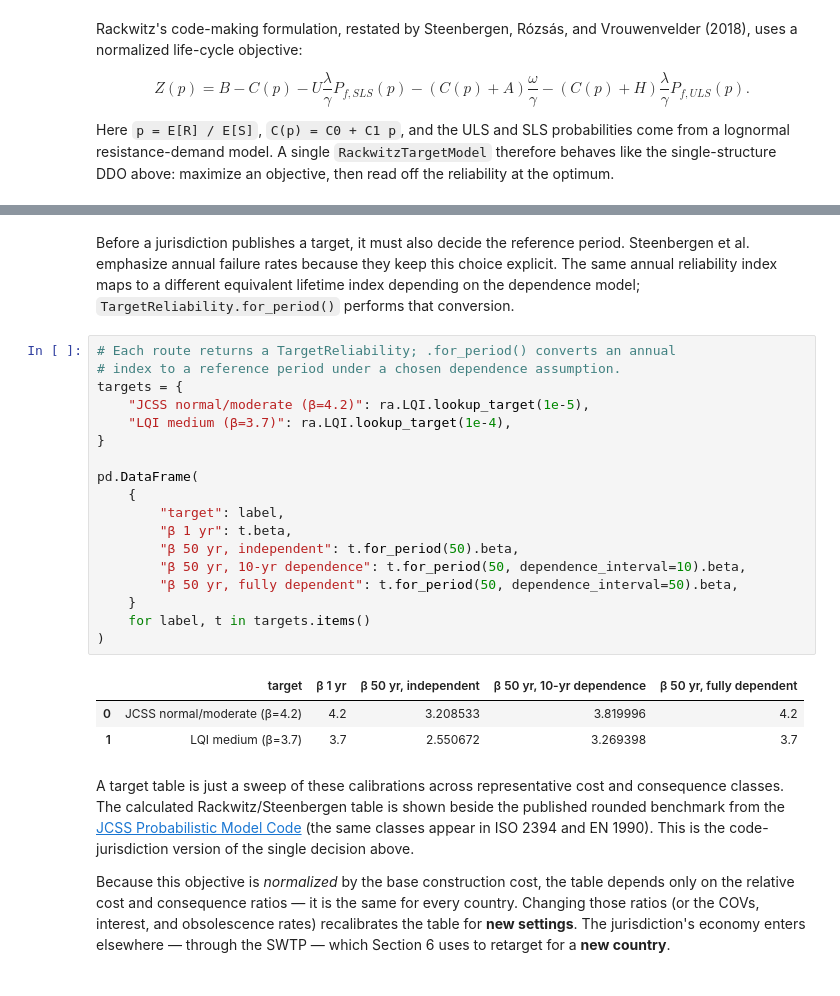
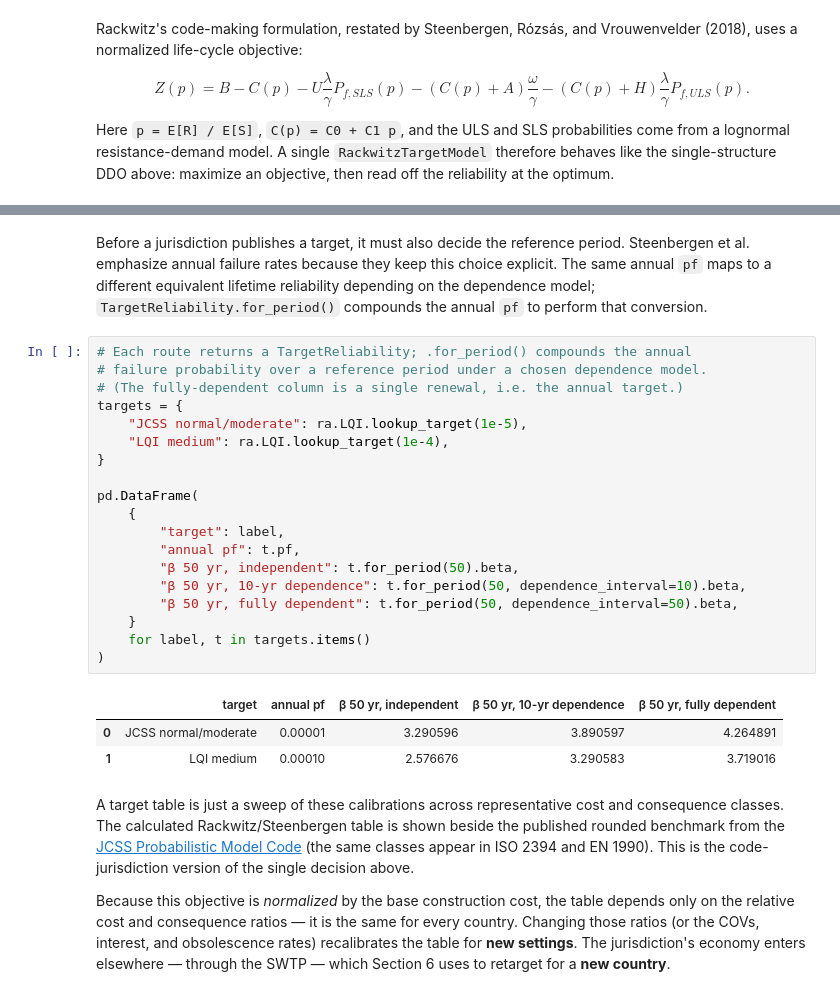
Before and after one commit to pystra/pystra, a Jupyter notebook: docs/source/notebooks/ex_design_decision_optimization.ipynb, the cells around one changed output, grey strips where cells are left out. Cells and saved outputs as stored; diff of their text form.

```diff
--- a/docs/source/notebooks/ex_design_decision_optimization.ipynb
+++ b/docs/source/notebooks/ex_design_decision_optimization.ipynb
@@ -380,29 +380,30 @@ pd.DataFrame([normal_moderate_result.to_dict()])
 |  | method | pf | beta | design | objective | converged | safety_cost_ratio | failure_cost_ratio | ... |
 | 0 | Rackwitz/Steenbergen | 0.000073 | 3.797091 | 4.837457 | -1.941943 | True | 0.03 | 2.5 | ... |
 # %% [markdown]
-Before a jurisdiction publishes a target, it must also decide the reference period. Steenbergen et al. emphasize annual failure rates because they keep this choice explicit. The same annual reliability index maps to a different equivalent lifetime index depending on the dependence model; `TargetReliability.for_period()` performs that conversion.
+Before a jurisdiction publishes a target, it must also decide the reference period. Steenbergen et al. emphasize annual failure rates because they keep this choice explicit. The same annual `pf` maps to a different equivalent lifetime reliability depending on the dependence model; `TargetReliability.for_period()` compounds the annual `pf` to perform that conversion.
 # %%
-# Each route returns a TargetReliability; .for_period() converts an annual
-# index to a reference period under a chosen dependence assumption.
+# Each route returns a TargetReliability; .for_period() compounds the annual
+# failure probability over a reference period under a chosen dependence model.
+# (The fully-dependent column is a single renewal, i.e. the annual target.)
 targets = {
-    "JCSS normal/moderate (β=4.2)": ra.LQI.lookup_target(1e-5),
-    "LQI medium (β=3.7)": ra.LQI.lookup_target(1e-4),
+    "JCSS normal/moderate": ra.LQI.lookup_target(1e-5),
+    "LQI medium": ra.LQI.lookup_target(1e-4),
 }
 
 pd.DataFrame(
     {
         "target": label,
-        "β 1 yr": t.beta,
+        "annual pf": t.pf,
         "β 50 yr, independent": t.for_period(50).beta,
         "β 50 yr, 10-yr dependence": t.for_period(50, dependence_interval=10).beta,
         "β 50 yr, fully dependent": t.for_period(50, dependence_interval=50).beta,
     }
     for label, t in targets.items()
 )
 # %% [output]
-|  | target | β 1 yr | β 50 yr, independent | β 50 yr, 10-yr dependence | β 50 yr, fully dependent |
-| 0 | JCSS normal/moderate (β=4.2) | 4.2 | 3.208533 | 3.819996 | 4.2 |
-| 1 | LQI medium (β=3.7) | 3.7 | 2.550672 | 3.269398 | 3.7 |
+|  | target | annual pf | β 50 yr, independent | β 50 yr, 10-yr dependence | β 50 yr, fully dependent |
+| 0 | JCSS normal/moderate | 0.00001 | 3.290596 | 3.890597 | 4.264891 |
+| 1 | LQI medium | 0.00010 | 2.576676 | 3.290583 | 3.719016 |
 # %% [markdown]
 A target table is just a sweep of these calibrations across representative cost and consequence classes. The calculated Rackwitz/Steenbergen table is shown beside the published rounded benchmark from the [JCSS Probabilistic Model Code](https://www.jcss-lc.org/publications/jcsspmc/part_i.pdf) (the same classes appear in ISO 2394 and EN 1990). This is the code-jurisdiction version of the single decision above.
 
```
Also changed, not shown: parts of 1 cell of this notebook, 2 other files.
